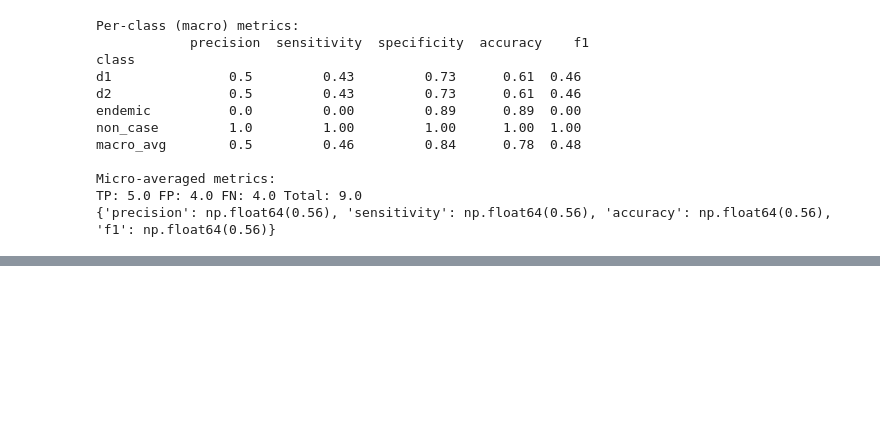
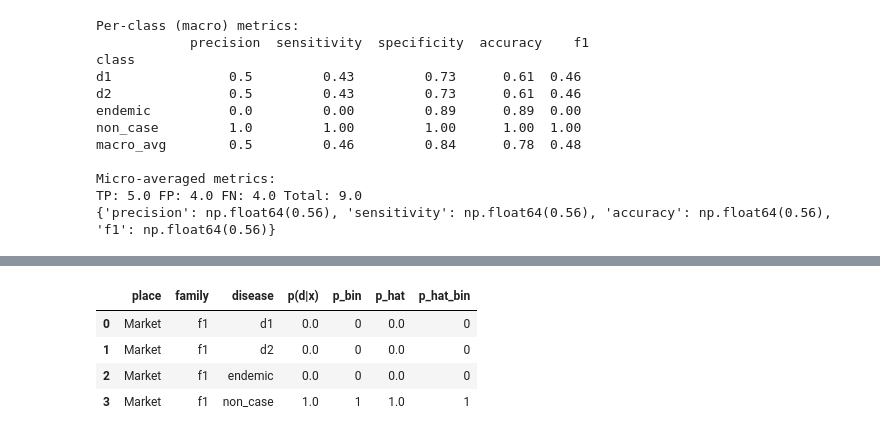
Before and after one commit to SahputraS/Outbreak-Simulation-and-Detection-Testing, a Jupyter notebook: Outbreak_Detection_Evaluation.ipynb, the cells around one changed output, grey strips where cells are left out. Cells and saved outputs as stored; diff of their text form; code cells hidden in the pictures; blank space fills up the shorter version.

Commit message:
V1.3 - Evaluation metric with a threshold using scikit learn (multilabel, one-vs-all) & implementation of epi-quark

```diff
--- a/Outbreak_Detection_Evaluation.ipynb
+++ b/Outbreak_Detection_Evaluation.ipynb
@@ -421,0 +430,4 @@ Macro F1: 0.4807692307692308
+# %%
+# Suppose your DataFrame is 'cases' with columns 'x1', 'x2', 'data_label', 'value'
+truth_com = complete_data(truth, x1='place', x2='family', label_col='disease', val_col='p(d|x)', extra_labels=['endemic', 'non_case'])
+truth_com.head(4)
@@ -421,0 +440,3 @@ Macro F1: 0.4807692307692308
+# %%
+predict_com = complete_data(predict, x1='place', x2='family', label_col='disease', val_col='p_hat', extra_labels=['endemic', 'non_case'])
+predict_com.head(4)
@@ -421,0 +449,20 @@ Macro F1: 0.4807692307692308
+# %%
+# If i want to apply using a threshold based method where the <0.5 is rounded to be 0 and >= 0.5 to 1
+thres = 0.5
+truth_com['p_bin'] = (truth_com['p(d|x)'] >= thres).astype(int)
+predict_com['p_hat_bin'] = (predict_com['p_hat'] >= thres).astype(int)
+
+all_label = pd.merge(
+    truth_com,
+    predict_com,
+    on=['place', 'family', 'disease'],
+    how='outer'  # or 'inner' if you only want rows present in both
+)
+# %%
+all_label.head(4)
+# %% [output]
+|  | place | family | disease | p(d|x) | p_bin | p_hat | p_hat_bin |
+| 0 | Market | f1 | d1 | 0.0 | 0 | 0.0 | 0 |
+| 1 | Market | f1 | d2 | 0.0 | 0 | 0.0 | 0 |
+| 2 | Market | f1 | endemic | 0.0 | 0 | 0.0 | 0 |
+| 3 | Market | f1 | non_case | 1.0 | 1 | 1.0 | 1 |
```
Also changed, not shown: parts of 19 cells of this notebook.
